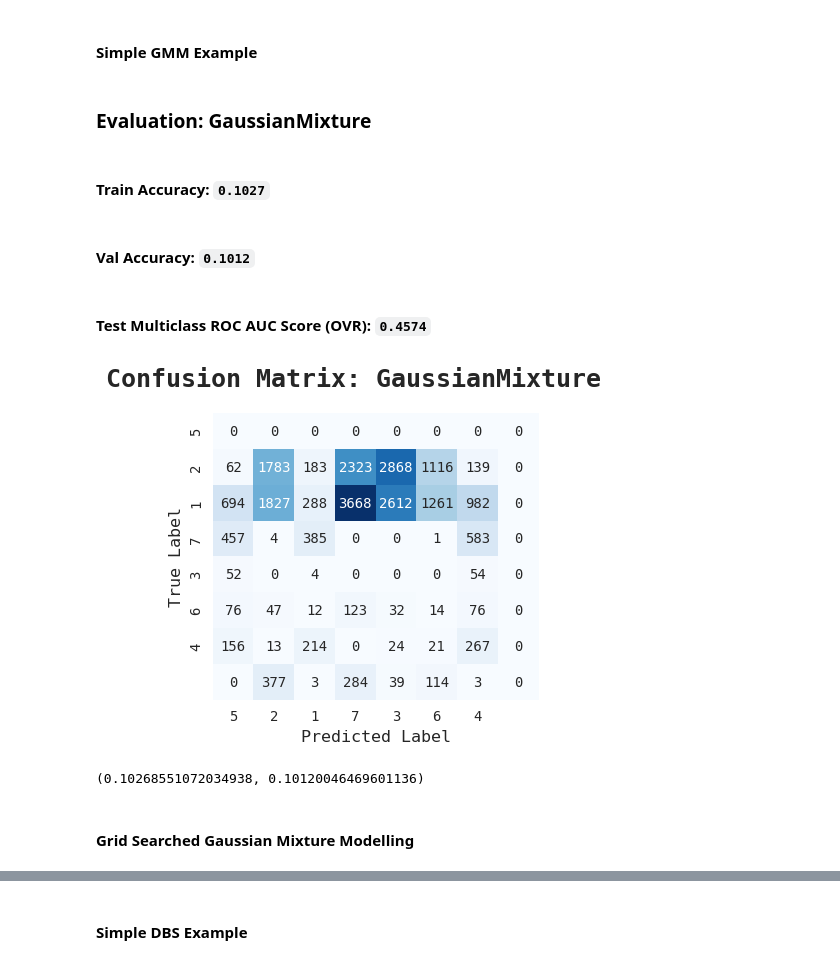
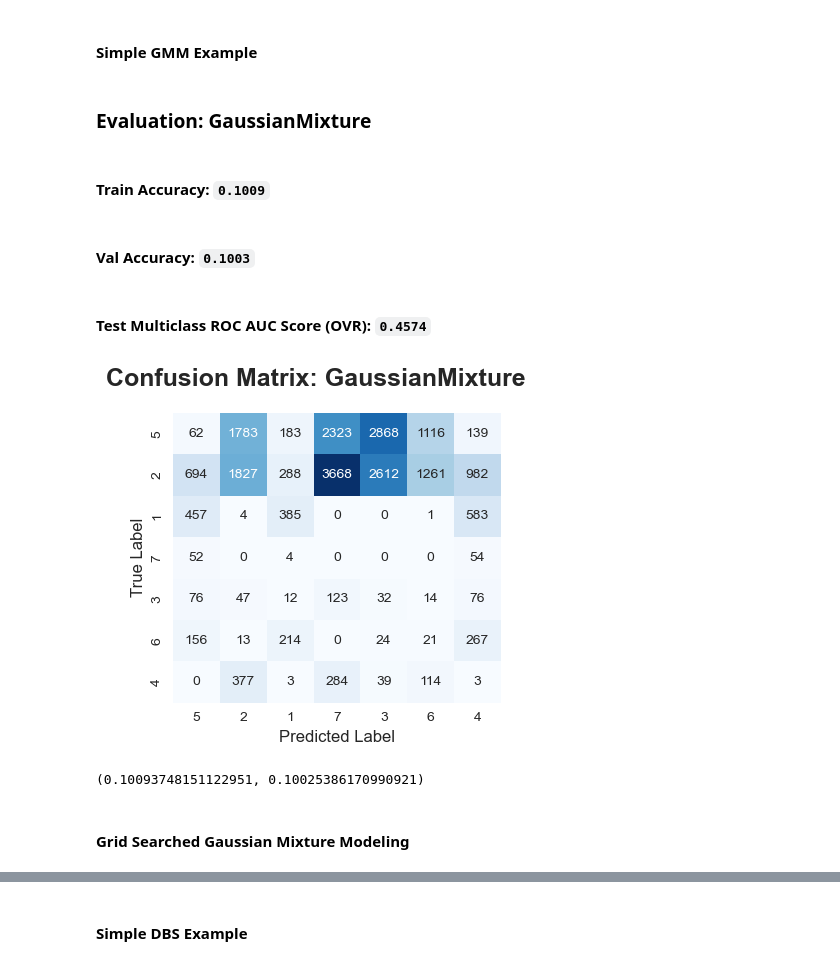
Before and after one commit to Minecraftian14/ml-cmp-forest-cover, a Jupyter notebook: ml_cmp_forest_cover.ipynb, the cells around one changed output, grey strips where cells are left out. Cells and saved outputs as stored; diff of their text form; code cells hidden in the pictures.

Commit message:
Fixed a small issue with 1 extra column in confusion matrix for unsupervised models, also completed the code for dbscan, also completed the code for comparative analysis

```diff
--- a/ml_cmp_forest_cover.ipynb
+++ b/ml_cmp_forest_cover.ipynb
@@ -982,17 +1021,21 @@ max_iter=10,n_clusters=30
 ### Gaussian Mixture Modelling
 # %% [markdown]
 #### Simple GMM Example
+# %%
+class GaussianMixture(skl.mixture.GaussianMixture):
+    def score(self, X, y=None, sample_weight=None):
+        return skl.metrics.accuracy_score(y, self.predict(X))
 # %%
-conduct_simple_experiment(skl.mixture.GaussianMixture(n_components=n_targets, max_iter=10))
+conduct_simple_experiment(GaussianMixture(n_components=n_targets, max_iter=10))
 # %% [output]
 ### Evaluation: GaussianMixture
-#### **Train Accuracy:** `0.1027`
+#### **Train Accuracy:** `0.1009`
-#### **Val Accuracy:** `0.1012`
+#### **Val Accuracy:** `0.1003`
 #### **Test Multiclass ROC AUC Score (OVR):** `0.4574`
-[figure, old version]
+[figure, new version]
-(0.10268551072034938, 0.10120046469601136)
+(0.10093748151122951, 0.10025386170990921)
 # %% [markdown]
-#### Grid Searched Gaussian Mixture Modelling
+#### Grid Searched Gaussian Mixture Modeling
 # %%
 history_gm, *meta_gm = conduct_grid_search_experiment_v2("GSGM", search_space={
     'n_components': [n_targets],
```
Also changed, not shown: parts of 39 cells of this notebook, 28 other files.
